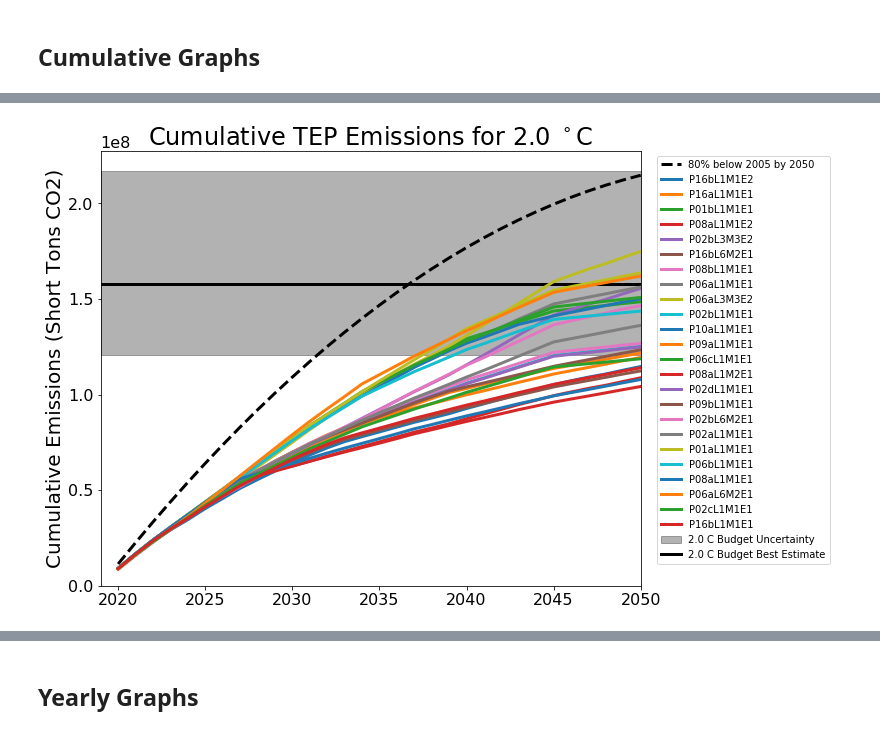
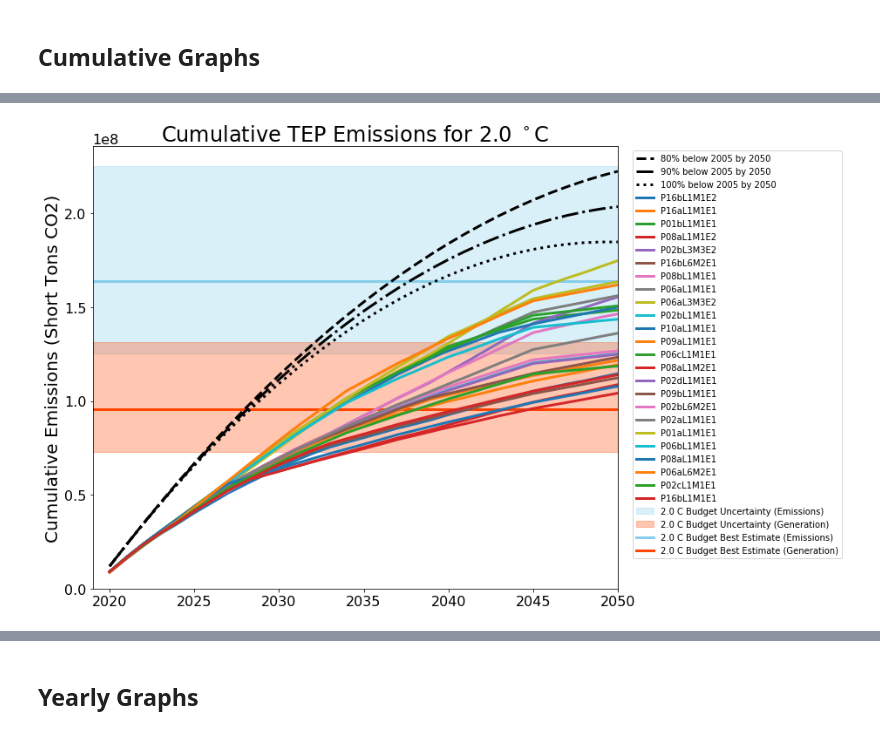
Before and after one commit to CLIMAS-UA/tepcarbon, a Jupyter notebook: tep_carbon.ipynb, the cells around one changed output, grey strips where cells are left out. Cells and saved outputs as stored; diff of their text form; code cells hidden in the pictures.

```diff
--- a/tep_carbon.ipynb
+++ b/tep_carbon.ipynb
@@ -264,7 +264,7 @@ tep_generation_emissions = pd.read_excel(
     index_col=0,
     skiprows=4,
     nrows=8,
-    usecols='C:Q'
+    usecols='C:R'
 )
 
 def process_raw_gen_emissions_df(df):
@@ -1030,9 +1035,9 @@ dtype: float64
 # %% [markdown]
 ## TEP Budget
 # %%
-US_FRAC = 0.07
-US_ELECTRIC_FRAC = 0.3
-TEP_FRAC = 0.0048595
+US_FRAC = 0.085
+US_ELECTRIC_FRAC = 0.25
+TEP_FRAC = 0.004980624412919814
 # %%
 def calc_carbon_budget_tep(
         carbon_budget_globe,
@@ -1201,18 +1352,18 @@ fig.savefig(output_path / f'portfolios_{target}C_emissions_based.png', dpi=300)
 # %%
-target = 1.5
-fig, ax = cumulative_plot(carbon_budgets_tep_generation_based[target], target)
+fig, ax = cumulative_plot_base(carbon_budgets_tep_generation_based)
 
-ax.plot(yearly_emissions_80by50_cumulative.index, yearly_emissions_80by50_cumulative.values, **yearly_emissions_80by50_styles)
+emissions_by2050_plot(yearly_emissions_by2050_cumulative, (fig, ax))
 
 ax.set_ylim(0, None)
 ax.legend(**legend_kwargs)
-fig.savefig(output_path / f'portfolios_{target}C_generation_based_no_portfolios.png', dpi=300)
+fig.savefig(output_path / f'portfolios_1.5_2.0_2.5_C_generation_based_no_portfolios.png', dpi=300)
 
 for name, cumulative in cumulatives.items():
     ax.plot(cumulative.index, cumulative.values, zorder=10, label=name)
 
+ax.set_ylim(0, None)
 handles, labels = ax.get_legend_handles_labels()
-ax.legend(handles[1:] + [handles[0]], labels[1:] + [labels[0]], **legend_kwargs)
+ax.legend(handles[3:] + handles[0:3], labels[3:] + labels[0:3], **legend_kwargs)
 
-fig.savefig(output_path / f'portfolios_{target}C_generation_based.png', dpi=300)
+fig.savefig(output_path / 'portfolios_1.5_2.0_2.5_C_generation_based.png', dpi=300)
 # %% [output]
@@ -1220,20 +1371,38 @@ fig.savefig(output_path / f'portfolios_{target}C_generation_based.png', dpi=300)
 # %%
 target = 2.0
-fig, ax = cumulative_plot(carbon_budgets_tep_emissions_based[target], target)
+fig, ax = plt.subplots(figsize=(13, 8))
+fig.subplots_adjust(right=0.75)
 
-ax.plot(yearly_emissions_80by50_cumulative.index, yearly_emissions_80by50_cumulative.values, **yearly_emissions_80by50_styles)
+color = 'skyblue'
+carbon_budget_tep = carbon_budgets_tep_emissions_based[target]
+ax.axhline(carbon_budget_tep['best'], label=f'{target} C Budget Best Estimate (Emissions)', color=color)
+ax.fill_between((cumulative.index[0] - 1, cumulative.index[-1] + 1), carbon_budget_tep['low'], carbon_budget_tep['high'], color=color, alpha=0.3, label=f'{target} C Budget Uncertainty (Emissions)')
+
+color = 'orangered'
+carbon_budget_tep = carbon_budgets_tep_generation_based[target]
+ax.axhline(carbon_budget_tep['best'], label=f'{target} C Budget Best Estimate (Generation)', color=color)
+ax.fill_between((cumulative.index[0] - 1, cumulative.index[-1] + 1), carbon_budget_tep['low'], carbon_budget_tep['high'], color=color, alpha=0.3, label=f'{target} C Budget Uncertainty (Generation)')
+
+ax.set_xlim(cumulative.index[0] - 1, cumulative.index[-1])
+ax.set_ylabel('Cumulative Emissions (Short Tons CO2)')
+ax.set_title(f'Cumulative TEP Emissions for {target} $^\circ$C')
+
+emissions_by2050_plot(yearly_emissions_by2050_cumulative, (fig, ax))
 
 ax.set_ylim(0, None)
 ax.legend(**legend_kwargs)
-fig.savefig(output_path / f'portfolios_{target}C_emissions_based_no_portfolios.png', dpi=300)
+
+plt.tight_layout()
+
+fig.savefig(output_path / f'portfolios_{target}C_emissions_generation_based_no_portfolios.png', dpi=300)
 
 for name, cumulative in cumulatives.items():
     ax.plot(cumulative.index, cumulative.values, zorder=10, label=name)
 
 ax.set_ylim(0, None)
 handles, labels = ax.get_legend_handles_labels()
-ax.legend(handles[1:] + [handles[0]], labels[1:] + [labels[0]], **legend_kwargs)
+ax.legend(handles[2:] + handles[0:2], labels[2:] + labels[0:2], **legend_kwargs)
 
-fig.savefig(output_path / f'portfolios_{target}C_emissions_based.png', dpi=300)
+fig.savefig(output_path / f'portfolios_{target}C_emissions_generation_based.png', dpi=300)
 # %% [output]
-[figure, old version]
+[figure, new version]
```
Also changed, not shown: parts of 53 cells of this notebook, 31 other files.
